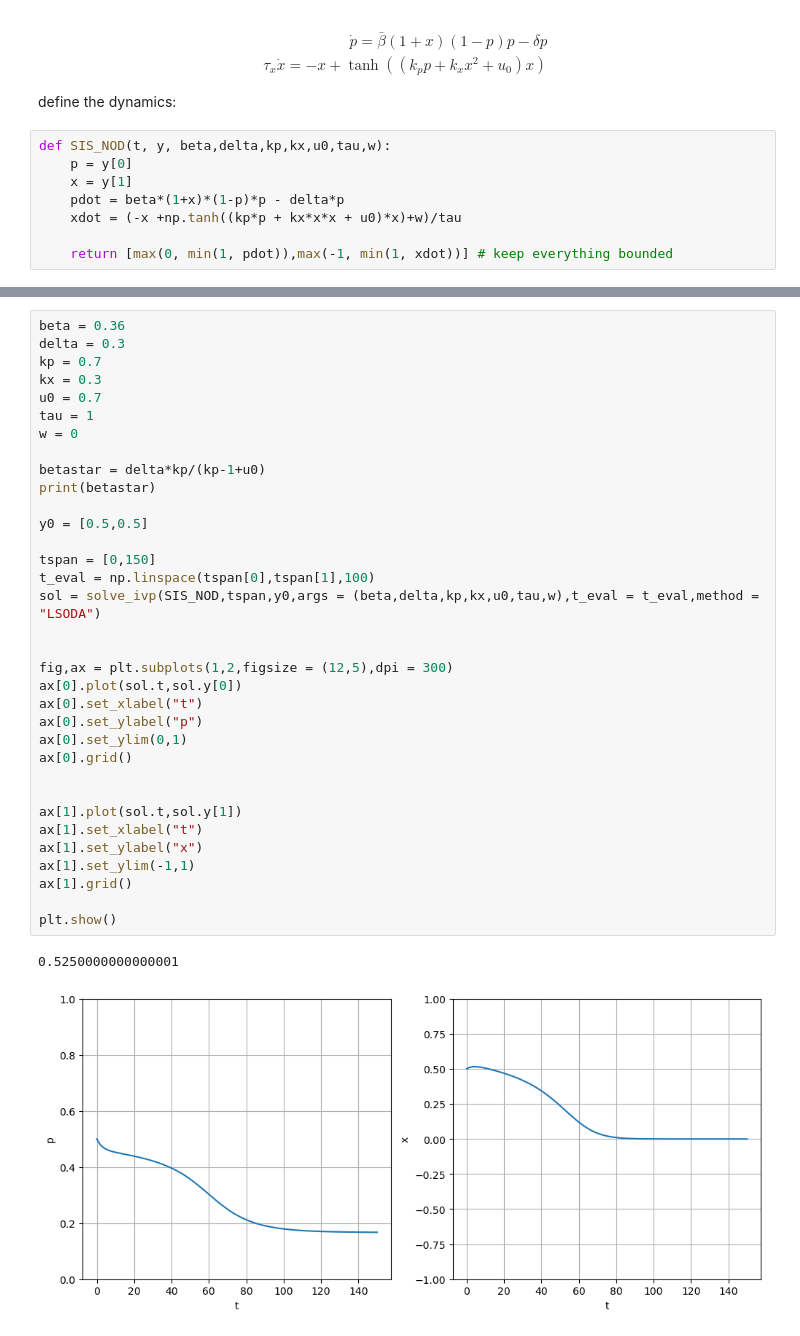
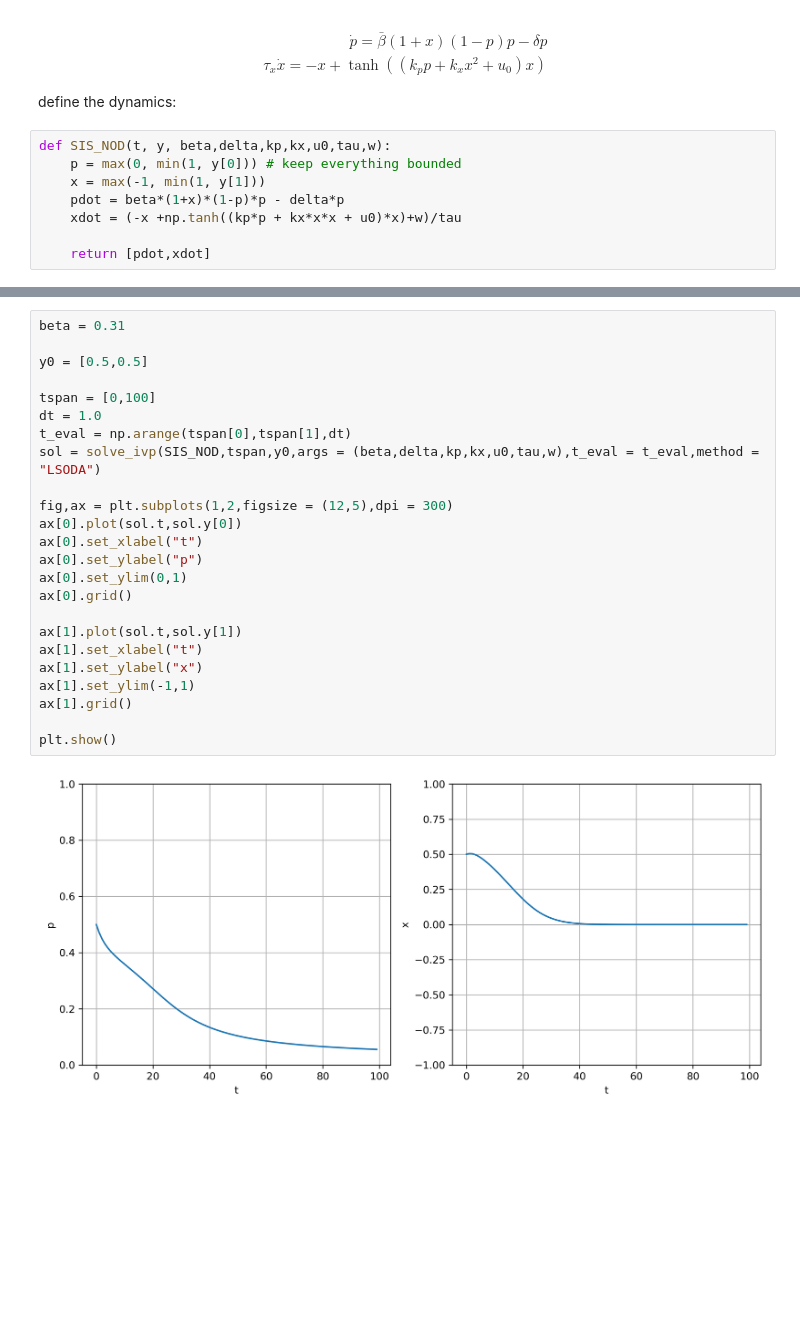
Before and after one commit to valentine-alia/MAE-6760, a Jupyter notebook: project/project.ipynb, the cells around one changed output, grey strips where cells are left out. Saved outputs shown, nothing was run; the diff lists cells and outputs as text; blank space fills up the shorter version.

```diff
--- a/project/project.ipynb
+++ b/project/project.ipynb
@@ -14,9 +14,9 @@ from plot_estimator import plot_estimator
 define the dynamics:
 # %%
 def SIS_NOD(t, y, beta,delta,kp,kx,u0,tau,w):
-    p = y[0]
-    x = y[1]
+    p = max(0, min(1, y[0])) # keep everything bounded
+    x = max(-1, min(1, y[1]))
     pdot = beta*(1+x)*(1-p)*p - delta*p
     xdot = (-x +np.tanh((kp*p + kx*x*x + u0)*x)+w)/tau
 
-    return [max(0, min(1, pdot)),max(-1, min(1, xdot))] # keep everything bounded
+    return [pdot,xdot]
@@ -23,38 +43,27 @@ def SIS_NOD(t, y, beta,delta,kp,kx,u0,tau,w):
 # %%
-beta = 0.36
-delta = 0.3
-kp = 0.7
-kx = 0.3
-u0 = 0.7
-tau = 1
-w = 0
-
-betastar = delta*kp/(kp-1+u0)
-print(betastar)
+beta = 0.31
 
 y0 = [0.5,0.5]
 
-tspan = [0,150]
-t_eval = np.linspace(tspan[0],tspan[1],100)
+tspan = [0,100]
+dt = 1.0
+t_eval = np.arange(tspan[0],tspan[1],dt)
 sol = solve_ivp(SIS_NOD,tspan,y0,args = (beta,delta,kp,kx,u0,tau,w),t_eval = t_eval,method = "LSODA")
-
 
 fig,ax = plt.subplots(1,2,figsize = (12,5),dpi = 300)
 ax[0].plot(sol.t,sol.y[0])
 ax[0].set_xlabel("t")
 ax[0].set_ylabel("p")
 ax[0].set_ylim(0,1)
 ax[0].grid()
 
-
 ax[1].plot(sol.t,sol.y[1])
 ax[1].set_xlabel("t")
 ax[1].set_ylabel("x")
 ax[1].set_ylim(-1,1)
 ax[1].grid()
 
 plt.show()
 # %% [output]
-0.5250000000000001
-[figure, old version]
+[figure, new version]
 # %%
```
Also changed, not shown: parts of 8 cells of this notebook.
